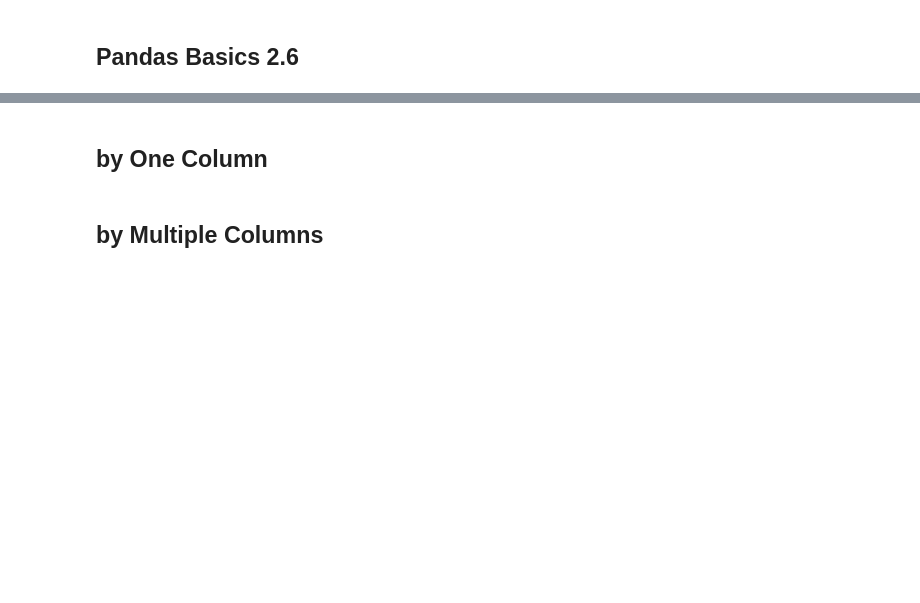
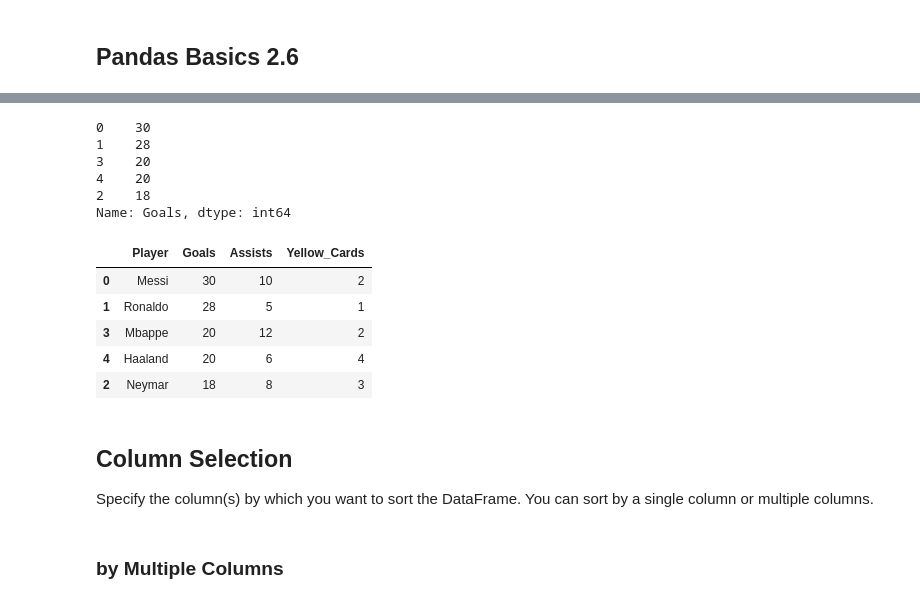
Before and after one commit to OptimalDecisions/sports-analytics-foundations, a Jupyter notebook: pandas-basics/Pandas_Basics_2_6_Sorting.ipynb, the cells around one changed output, grey strips where cells are left out. Cells and saved outputs as stored; diff of their text form; code cells hidden in the pictures; blank space fills up the shorter version.

```diff
--- a/pandas-basics/Pandas_Basics_2_6_Sorting.ipynb
+++ b/pandas-basics/Pandas_Basics_2_6_Sorting.ipynb
@@ -15,0 +40,14 @@
+# %%
+# Sample sports data (football player statistics)
+data = {
+    'Player': ['Messi', 'Ronaldo', 'Neymar', 'Mbappe', 'Haaland'],
+    'Goals': [30, 28, 18, 20, 20],
+    'Assists': [10, 5, 8, 12, 6],
+    'Yellow_Cards': [2, 1, 3, 2, 4],
+}
+
+df = pd.DataFrame(data)
+
+# Display the original DataFrame
+print("Original DataFrame:")
+print(df)
@@ -16,4 +62,26 @@
+# %%
+df['Goals'].sort_values(ascending=False) #this produces a 1-dim Series (a vectpr)
+# %% [output]
+0    30
+1    28
+3    20
+4    20
+2    18
+Name: Goals, dtype: int64
+# %%
+
+# Sort by Goals in descending order
+df.sort_values(by='Goals', ascending=False)
+# %% [output]
+|  | Player | Goals | Assists | Yellow_Cards |
+| 0 | Messi | 30 | 10 | 2 |
+| 1 | Ronaldo | 28 | 5 | 1 |
+| 3 | Mbappe | 20 | 12 | 2 |
+| 4 | Haaland | 20 | 6 | 4 |
+| 2 | Neymar | 18 | 8 | 3 |
+# %% [markdown]
+## Column Selection
+
+Specify the column(s) by which you want to sort the DataFrame. You can sort by a single column or multiple columns.
 # %% [markdown]
-## 	by One Column
+### 	by Multiple Columns
-# %% [markdown]
-## 	by Multiple Columns
```
Also changed, not shown: parts of 16 cells of this notebook.
